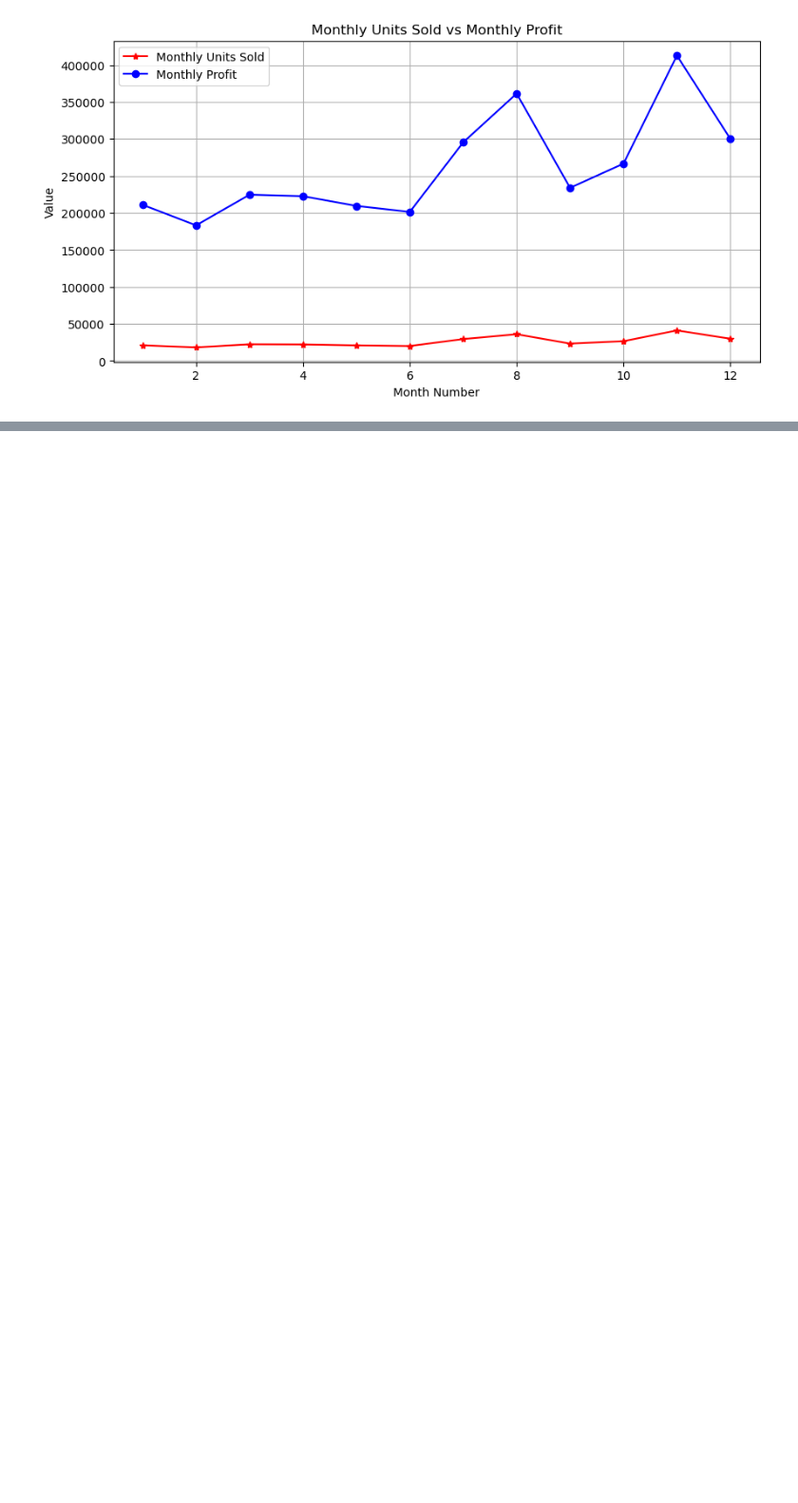
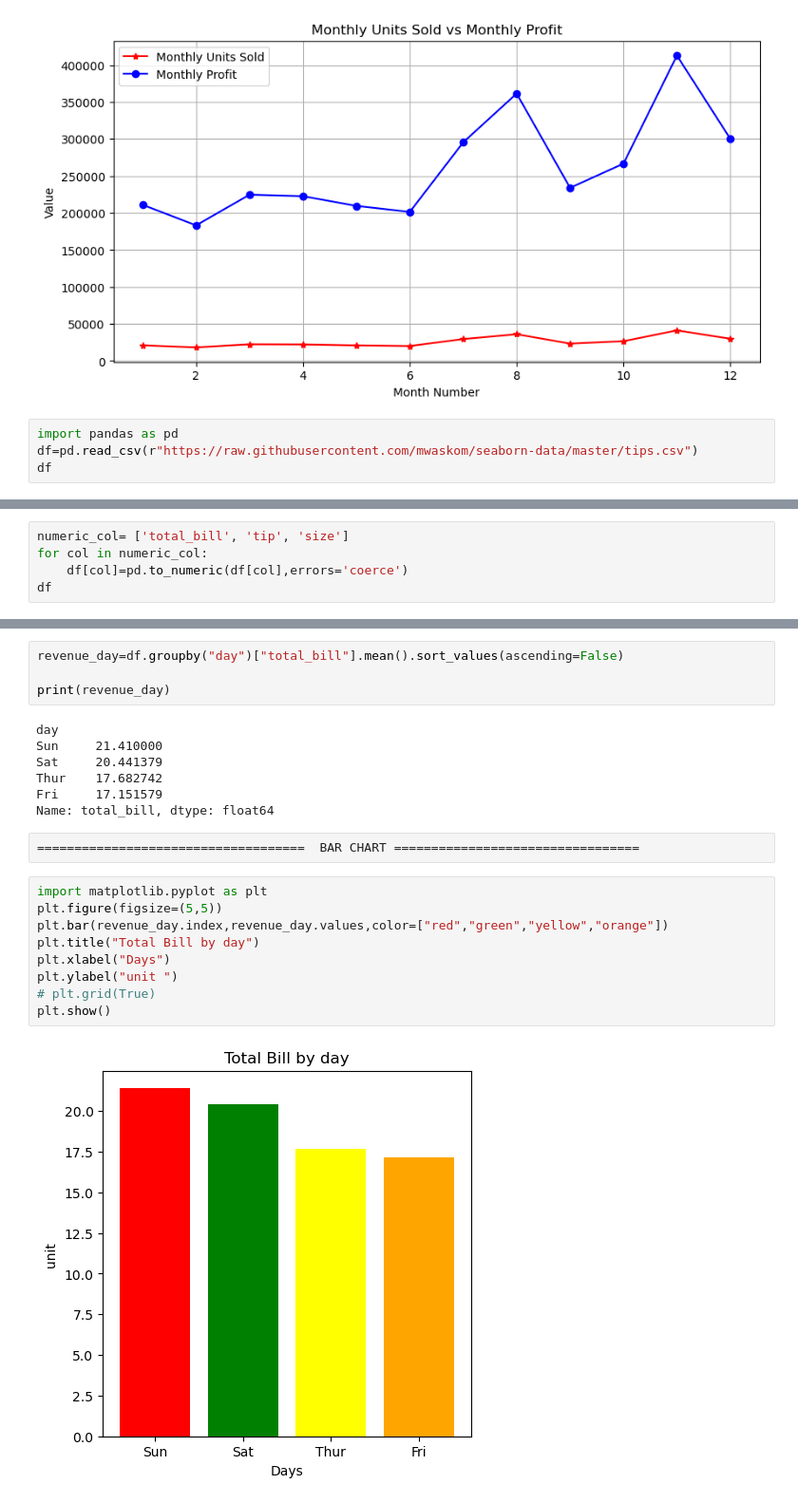
Before and after one commit to Akashyadav-codes/IBM_Skill_Programs, a Jupyter notebook: IBM_training.ipynb, the cells around one changed output, grey strips where cells are left out. Shown at 95% size. Cells and saved outputs as stored; diff of their text form; blank space fills up the shorter version.

```diff
--- a/IBM_training.ipynb
+++ b/IBM_training.ipynb
@@ -724,3 +724,7 @@ plt.legend()
 plt.show()
 # %% [output]
 [figure]
+# %%
+import pandas as pd
+df=pd.read_csv(r"https://raw.githubusercontent.com/mwaskom/seaborn-data/master/tips.csv")
+df
@@ -726,0 +751,5 @@ plt.show()
+# %%
+numeric_col= ['total_bill', 'tip', 'size']
+for col in numeric_col:
+    df[col]=pd.to_numeric(df[col],errors='coerce')
+df
@@ -726,0 +796,24 @@ plt.show()
+# %%
+revenue_day=df.groupby("day")["total_bill"].mean().sort_values(ascending=False)
+
+print(revenue_day)
+# %% [output]
+day
+Sun     21.410000
+Sat     20.441379
+Thur    17.682742
+Fri     17.151579
+Name: total_bill, dtype: float64
+# %%
+====================================  BAR CHART =================================
+# %%
+import matplotlib.pyplot as plt
+plt.figure(figsize=(5,5))
+plt.bar(revenue_day.index,revenue_day.values,color=["red","green","yellow","orange"])
+plt.title("Total Bill by day")
+plt.xlabel("Days")
+plt.ylabel("unit ")
+# plt.grid(True)
+plt.show()
+# %% [output]
+[figure, added]
```
Also changed, not shown: parts of 11 cells of this notebook.
